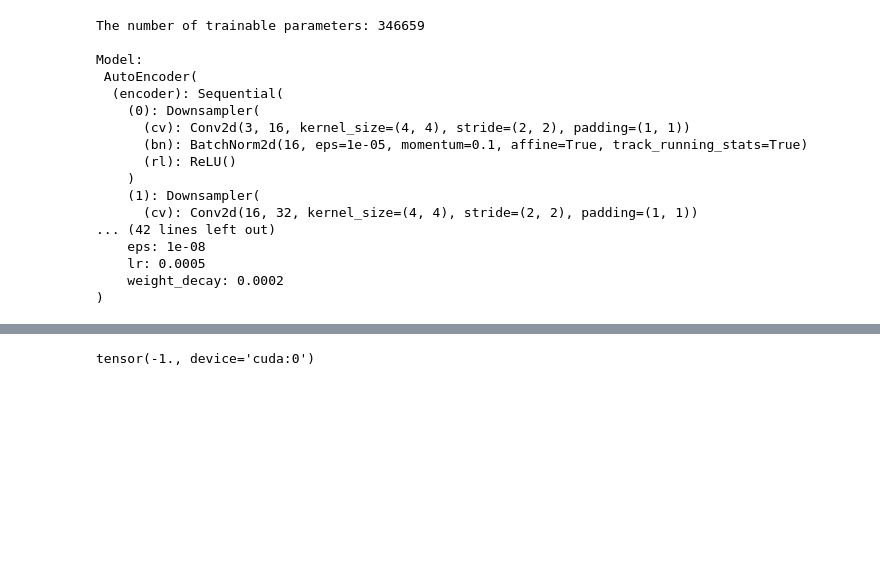
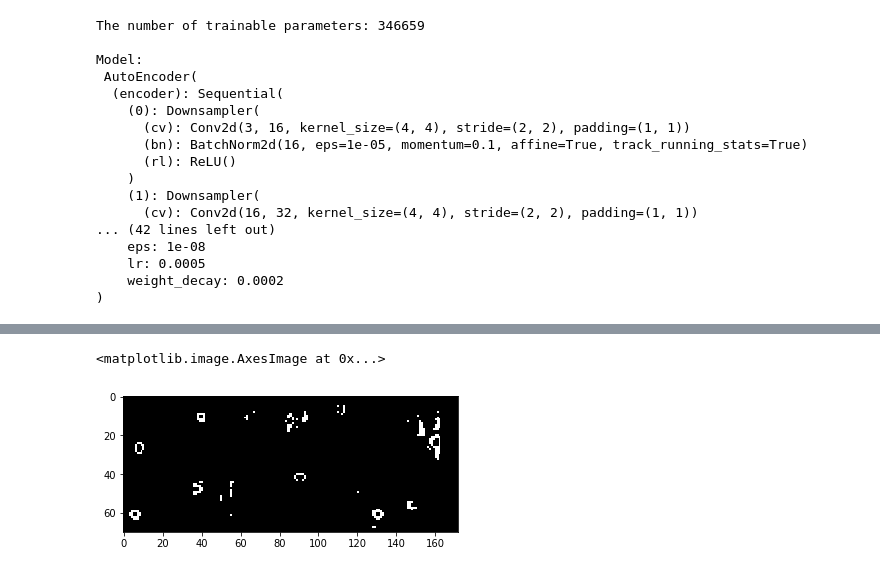
Before and after one commit to cross32768/VAE_anomaly, a Jupyter notebook: experiment_autoencoder_anomaly_detection.ipynb, the cells around one changed output, grey strips where cells are left out. Cells and saved outputs as stored; diff of their text form; code cells hidden in the pictures; blank space fills up the shorter version.

```diff
--- a/experiment_autoencoder_anomaly_detection.ipynb
+++ b/experiment_autoencoder_anomaly_detection.ipynb
@@ -254,4 +248,5 @@ show_image(differences > 0.2)
-# %%
-test_input.min()
-# %% [output]
-tensor(-1., device='cuda:0')
+# %%
+plt.imshow(differences > 0.3, cmap = 'gray')
+# %% [output]
+<matplotlib.image.AxesImage at 0x...>
+[figure, added]
```
Also changed, not shown: parts of 13 cells of this notebook.
